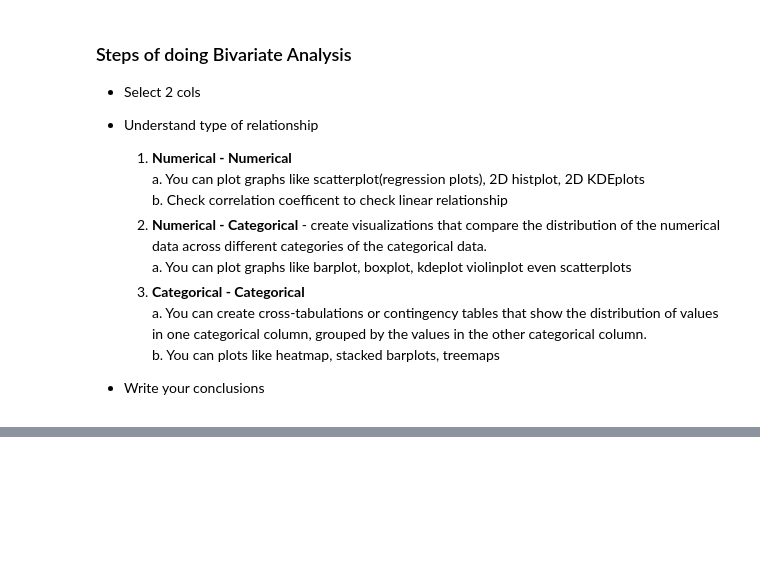
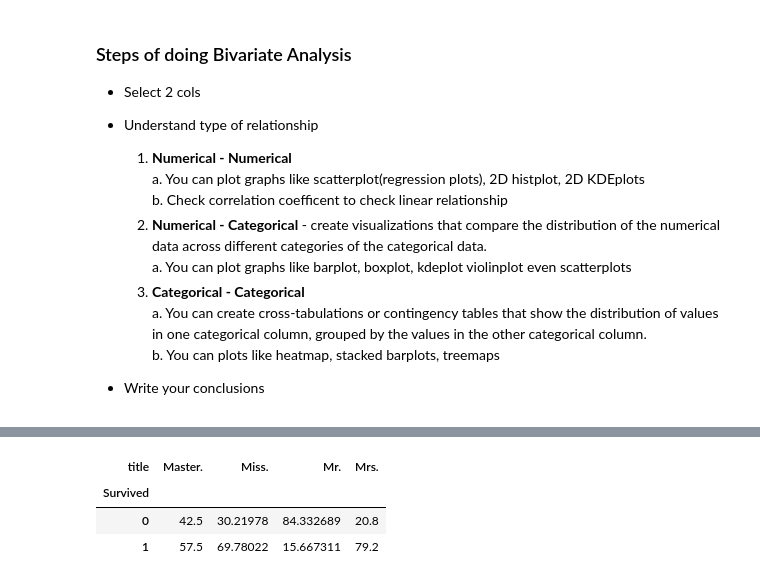
Before and after one commit to GitTanish/DataAnalysis, a Jupyter notebook: eda1.ipynb, the cells around one changed output, grey strips where cells are left out. Saved outputs shown, nothing was run; the diff lists cells and outputs as text; code cells hidden in the pictures; blank space fills up the shorter version.

```diff
--- a/eda1.ipynb
+++ b/eda1.ipynb
@@ -222,2 +443,11 @@ df
 # %%
 df['title'] = df['Name'].str.split(',').str.get(1).str.strip().str.split(' ').str.get(0)
+# %%
+temp_df = df[df['title'].isin(['Mr.','Miss.','Mrs.','Master.','ootherr'])]
+# %%
+pd.crosstab(temp_df['Survived'],temp_df['title'],normalize='columns')*100
+# %% [output]
+| title | Master. | Miss. | Mr. | Mrs. |
+| Survived |  |  |  |  |
+| 0 | 42.5 | 30.21978 | 84.332689 | 20.8 |
+| 1 | 57.5 | 69.78022 | 15.667311 | 79.2 |
```
Also changed, not shown: parts of 43 cells of this notebook.
